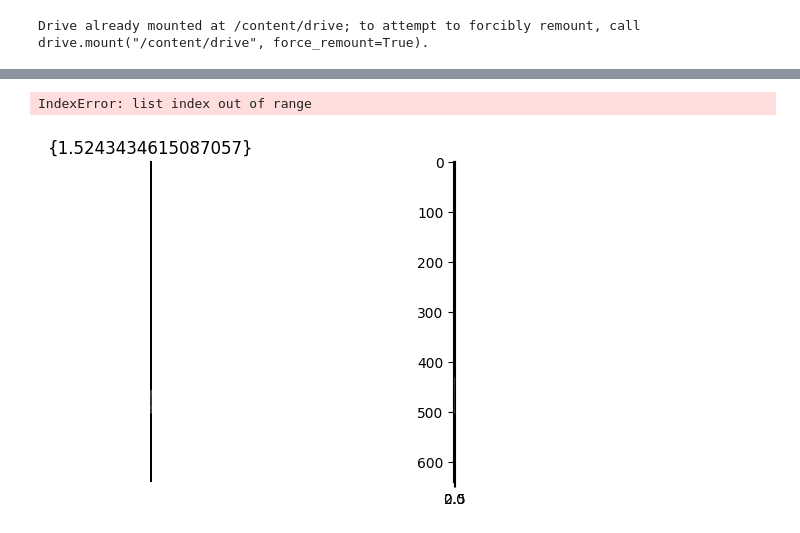
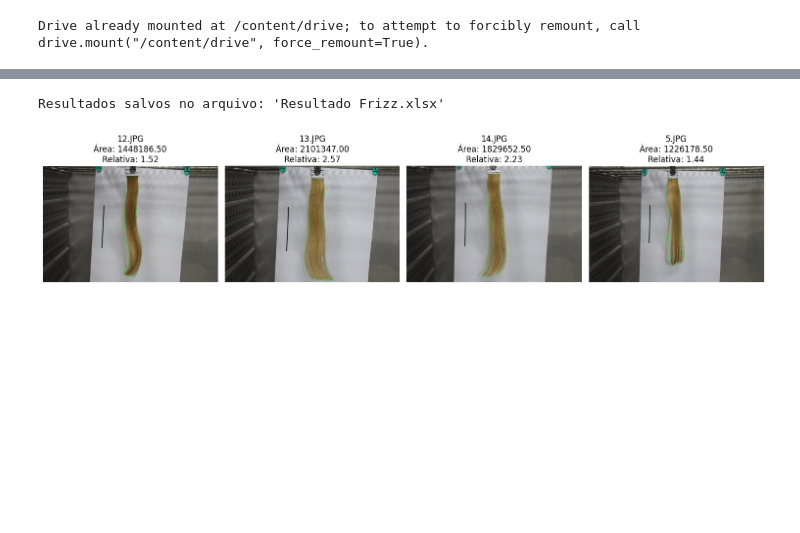
Before and after one commit to GimenesPaula/GimenesPaula, a Jupyter notebook: Processamento_de_Imagem_Mecha.ipynb, the cells around one changed output, grey strips where cells are left out. Saved outputs shown, nothing was run; the diff lists cells and outputs as text; code cells hidden in the pictures; blank space fills up the shorter version.

```diff
--- a/Processamento_de_Imagem_Mecha.ipynb
+++ b/Processamento_de_Imagem_Mecha.ipynb
@@ -136,21 +124,32 @@ def exibir_area_interna(imagem, contorno):
 # %%
 # Processar cada imagem
-imagens_com_contorno = []
-titulos = []
-for i, img in enumerate(imagens):
-    # Detectar a mecha e calcular a área
-    imagem_com_contorno, contorno, area_mecha, area_relativa = detectar_mecha_e_calcular_area(img)
+def processar_e_exibir_imagens(imagens, nomes, max_colunas=4):
+    imagens_com_contorno = []
+    titulos = []
+    resultados = []  # Lista para armazenar os dados para o Excel
 
-    # Adicionar a imagem processada à lista
-    imagens_com_contorno.append(imagem_com_contorno)
-    titulos.append(f"{nomes[i]}\nÁrea: {area_mecha:.2f}\nRelativa: {area_relativa:.2f}")
+    for i, img in enumerate(imagens):
+        # Detectar a mecha e calcular a área
+        imagem_com_contorno, maior_contorno, area_mecha, area_relativa = detectar_mecha_e_calcular_area(img)
 
-    # Exibir informações no console
-#    print(f"Processado: {nomes[i]}")
-#    print(f"Área da mecha: {area_mecha:.2f} pixels")
-#    print(f"Área relativa (em relação à linha preta): {area_relativa:.2f}")
+        # Adicionar a imagem processada à lista
+        imagens_com_contorno.append(imagem_com_contorno)
+        titulos.append(f"{nomes[i]}\nÁrea: {area_mecha:.2f}\nRelativa: {area_relativa:.2f}")
 
-    exibir_imagens_em_grade(exibir_area_interna(img, contorno), titulos=[{area_relativa}])
+        # Adicionar os resultados à lista
+        resultados.append({
+            "Nome": nomes[i],
+            "Área da Mecha": round(area_mecha, 2),
+            "Área Relativa": round(area_relativa, 2)
+        })
+
+    # Criar um DataFrame do pandas com os resultados
+    df = pd.DataFrame(resultados)
+
+    # Salvar o DataFrame em um arquivo Excel
+    df.to_excel("Resultado Frizz.xlsx", index=False)
+
+    print("Resultados salvos no arquivo: 'Resultado Frizz.xlsx'")
+
+    # Exibir todas as imagens processadas em uma grade
+    exibir_imagens_em_grade(imagens_com_contorno, titulos, max_colunas)
-# %% [output]
-IndexError: list index out of range
-[figure, removed]
@@ -159,0 +156,6 @@ exibir_imagens_em_grade(imagens_com_contorno, titulos=titulos)
+# %%
+# Chamar a função para processar e exibir as imagens
+processar_e_exibir_imagens(imagens, nomes)
+# %% [output]
+Resultados salvos no arquivo: 'Resultado Frizz.xlsx'
+[figure, added]
```
Also changed, not shown: parts of 7 cells of this notebook.
